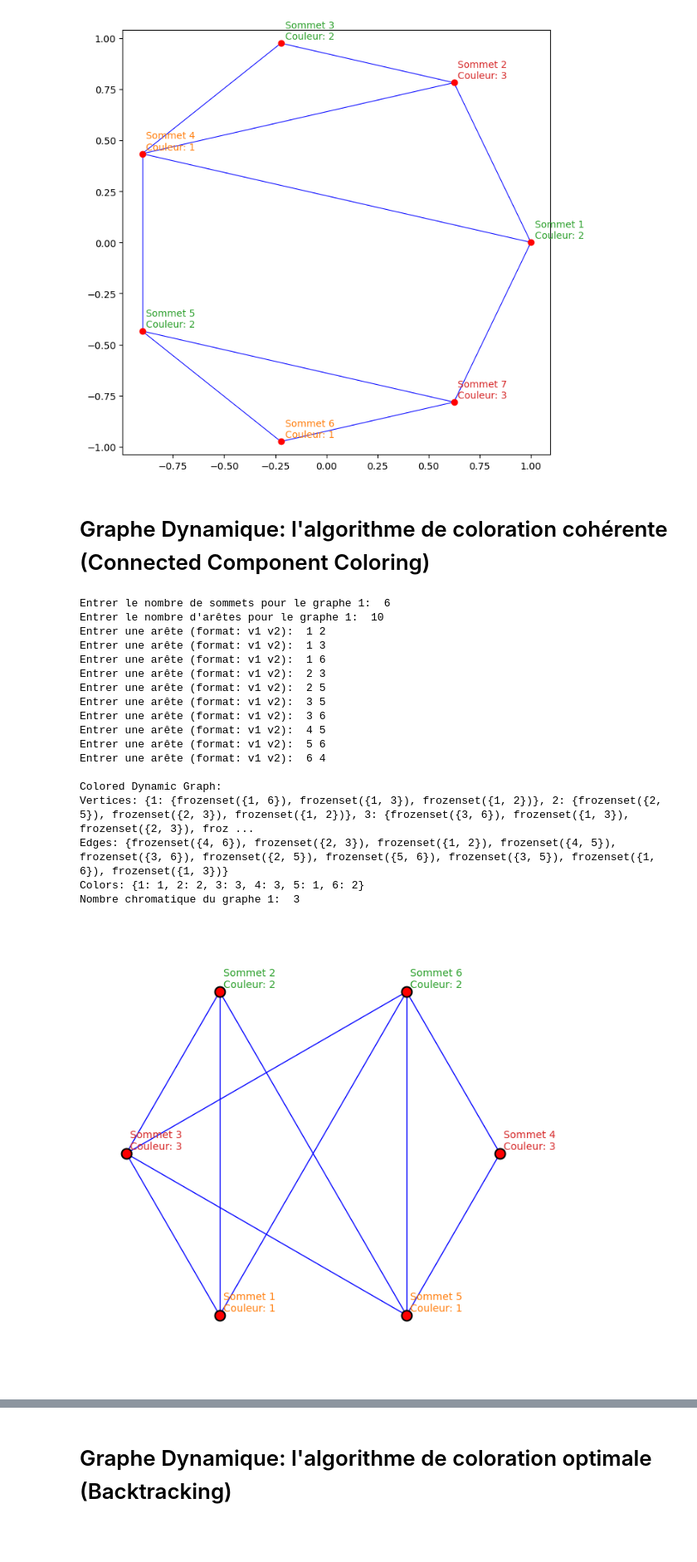
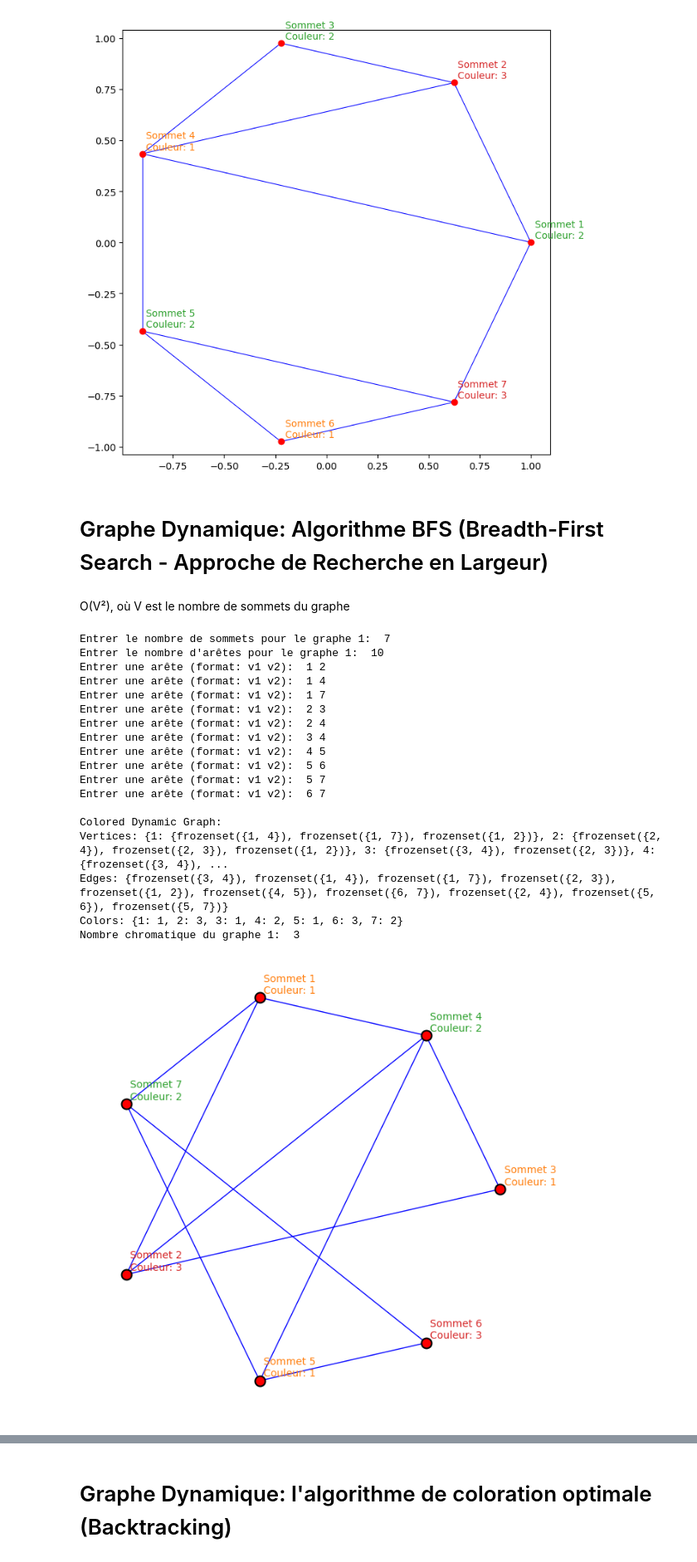
Before and after one commit to diunghie/projet_algoGraphe, a Jupyter notebook: Algorithmique des Graphes.ipynb, the cells around one changed output, grey strips where cells are left out. Shown at 83% size. Drawn from its saved outputs; the diff is of its cells as text; code cells hidden in the pictures; blank space fills up the shorter version.

```diff
--- a/Algorithmique des Graphes.ipynb
+++ b/Algorithmique des Graphes.ipynb
@@ -742,7 +578,9 @@ Sommet 6 : Couleur 1
 Sommet 7 : Couleur 3
 [figure]
 # %% [markdown]
-# Graphe Dynamique: l'algorithme de coloration cohérente (Connected Component Coloring)
+# Graphe Dynamique: Algorithme BFS (Breadth-First Search - Approche de Recherche en Largeur)
+# %% [markdown]
+O(V²), où V est le nombre de sommets du graphe
 # %%
 import numpy as np
 import matplotlib.pyplot as plt
@@ -773,7 +611,7 @@ class DynamicGraph: # une classe DynamicGraph est définie pour représenter un
                 self.color_connected_component(vertex) # colore la CC contenant 'vertex' et met à jour les couleurs des sommets dans cette CC
 
     """
-    Cette méthode 'color_connected_component' explore la CC du sommet initial, attribuant des couleurs cohérentes aux sommets
+    Cette méthode 'color_connected_component' explore la composante connectée (CC) du sommet initial, attribuant des couleurs cohérentes aux sommets
     en évitant les couleurs déjà utilisées par les voisins
     """
     def color_connected_component(self, start_vertex):
@@ -872,7 +710,7 @@ class DynamicGraph: # une classe DynamicGraph est définie pour représenter un
 
         plt.show()
 
-    def display_colored_graph(self): # Cette méthode est responsable de l'affichage des informations relatives au graphe coloré
+    def display_colored_graph(self): # Cette méthode est responsable de l'affichage des informations relatives au graphe colorié
         print("\nColored Dynamic Graph:")
         print("Vertices:", self.vertices) # Affiche les sommets du graphe et leurs ensembles d'arêtes associés
         print("Edges:", self.edges) # Affiche l'ensemble des arêtes du graphe
@@ -892,41 +730,41 @@ for i in range(1, num_vertices + 1):
 
 # Ajouter des arêtes en utilisant input()
 num_edges = int(input("Entrer le nombre d'arêtes pour le graphe 1: "))
 for _ in range(num_edges):
     while True:
         try:
             edge_input = input("Entrer une arête (format: v1 v2): ")
             edge_vertices = list(map(int, edge_input.split()))
             if all(v in dynamic_graph1.vertices for v in edge_vertices):
                 dynamic_graph1.add_edge(set(edge_vertices))
                 break
             else:
                 print("Sommets ou Arêtes invalides. Veuillez saisir des sommets qui existent dans le graphe.")
         except ValueError:
             print("Données invalides. Veuillez saisir des sommet en tant qu'entiers séparés par un espace.")
 
 # Afficher le graphe coloré 1
 dynamic_graph1.color_graph()
 dynamic_graph1.display_colored_graph()
 print("Nombre chromatique du graphe 1: ", dynamic_graph1.chromatic_number())
 dynamic_graph1.plotGraph()  # Affiche le graphe coloré 1
 # %% [output]
-Entrer le nombre de sommets pour le graphe 1:  6
+Entrer le nombre de sommets pour le graphe 1:  7
 Entrer le nombre d'arêtes pour le graphe 1:  10
 Entrer une arête (format: v1 v2):  1 2
-Entrer une arête (format: v1 v2):  1 3
-Entrer une arête (format: v1 v2):  1 6
+Entrer une arête (format: v1 v2):  1 4
+Entrer une arête (format: v1 v2):  1 7
 Entrer une arête (format: v1 v2):  2 3
-Entrer une arête (format: v1 v2):  2 5
-Entrer une arête (format: v1 v2):  3 5
-Entrer une arête (format: v1 v2):  3 6
+Entrer une arête (format: v1 v2):  2 4
+Entrer une arête (format: v1 v2):  3 4
 Entrer une arête (format: v1 v2):  4 5
 Entrer une arête (format: v1 v2):  5 6
-Entrer une arête (format: v1 v2):  6 4
+Entrer une arête (format: v1 v2):  5 7
+Entrer une arête (format: v1 v2):  6 7
 
 Colored Dynamic Graph:
-Vertices: {1: {frozenset({1, 6}), frozenset({1, 3}), frozenset({1, 2})}, 2: {frozenset({2, 5}), frozenset({2, 3}), frozenset({1, 2})}, 3: {frozenset({3, 6}), frozenset({1, 3}), frozenset({2, 3}), froz ...
-Edges: {frozenset({4, 6}), frozenset({2, 3}), frozenset({1, 2}), frozenset({4, 5}), frozenset({3, 6}), frozenset({2, 5}), frozenset({5, 6}), frozenset({3, 5}), frozenset({1, 6}), frozenset({1, 3})}
-Colors: {1: 1, 2: 2, 3: 3, 4: 3, 5: 1, 6: 2}
+Vertices: {1: {frozenset({1, 4}), frozenset({1, 7}), frozenset({1, 2})}, 2: {frozenset({2, 4}), frozenset({2, 3}), frozenset({1, 2})}, 3: {frozenset({3, 4}), frozenset({2, 3})}, 4: {frozenset({3, 4}), ...
+Edges: {frozenset({3, 4}), frozenset({1, 4}), frozenset({1, 7}), frozenset({2, 3}), frozenset({1, 2}), frozenset({4, 5}), frozenset({6, 7}), frozenset({2, 4}), frozenset({5, 6}), frozenset({5, 7})}
+Colors: {1: 1, 2: 3, 3: 1, 4: 2, 5: 1, 6: 3, 7: 2}
 Nombre chromatique du graphe 1:  3
-[figure, old version]
+[figure, new version]
```
Also changed, not shown: parts of 14 cells of this notebook.
